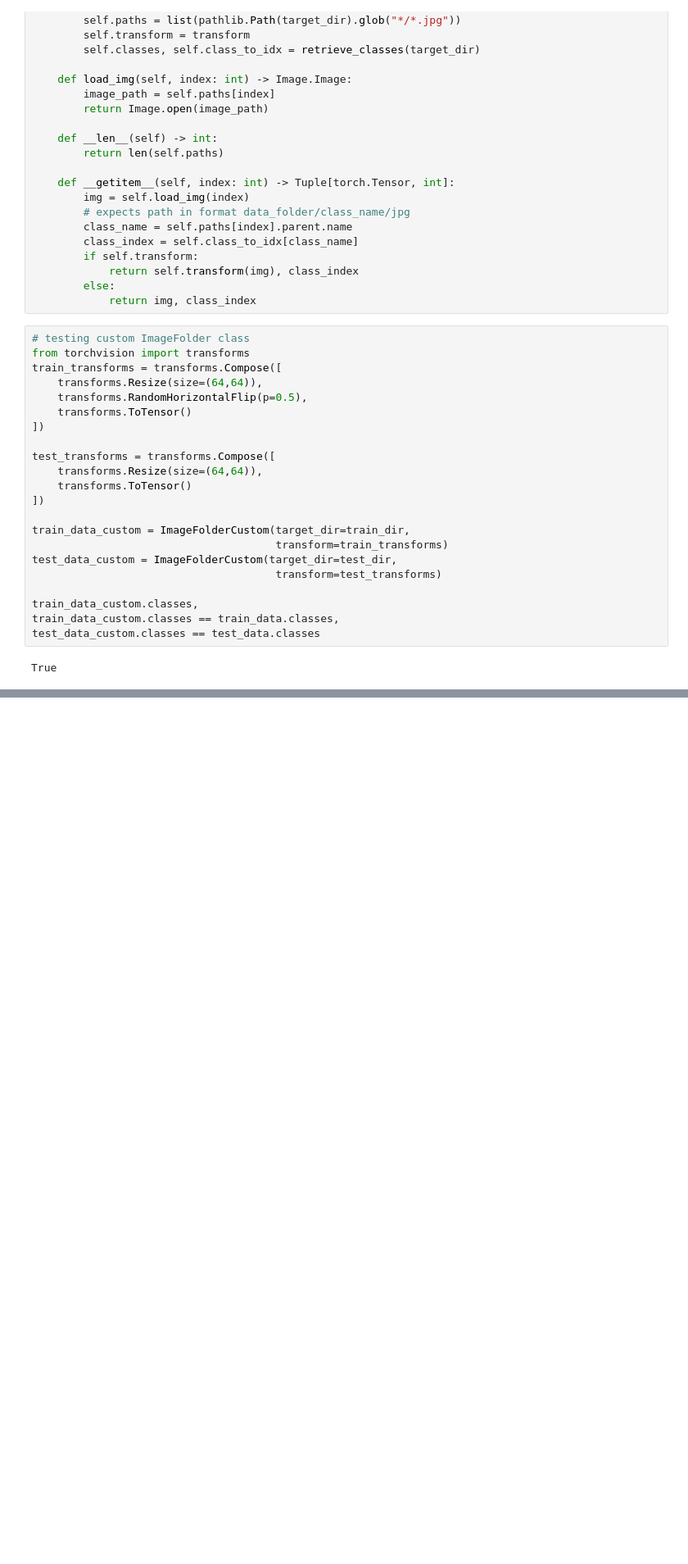
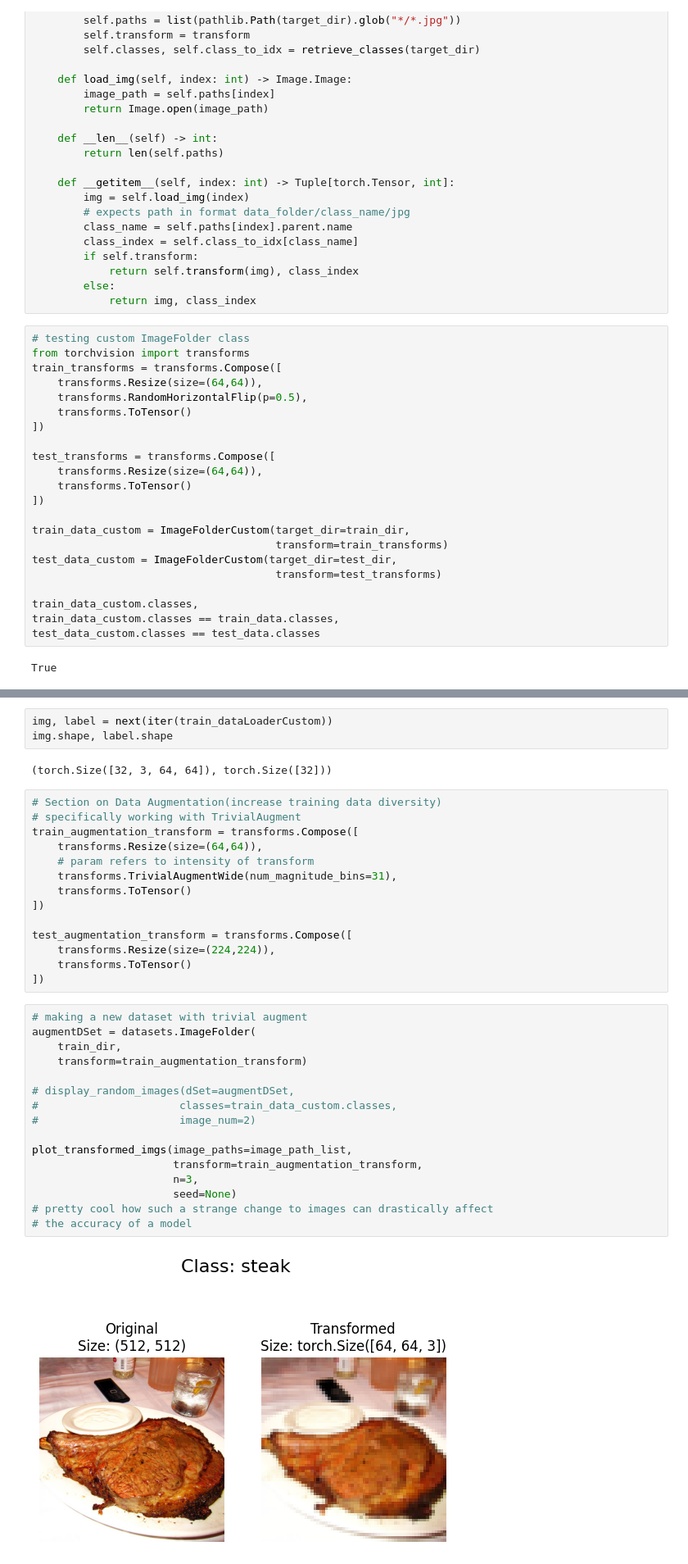
Before and after one commit to Greg-Vincent0711/Finished-Pytorch-Course, a Jupyter notebook: 05-custom-datasets.ipynb, the cells around one changed output, grey strips where cells are left out. Shown at 82% size. Drawn from its saved outputs; the diff is of its cells as text; blank space fills up the shorter version.

```diff
--- a/05-custom-datasets.ipynb
+++ b/05-custom-datasets.ipynb
@@ -295,0 +332,37 @@ display_random_images(dSet=train_data_custom,
+# %%
+img, label = next(iter(train_dataLoaderCustom))
+img.shape, label.shape
+# %% [output]
+(torch.Size([32, 3, 64, 64]), torch.Size([32]))
+# %%
+# Section on Data Augmentation(increase training data diversity)
+# specifically working with TrivialAugment
+train_augmentation_transform = transforms.Compose([
+    transforms.Resize(size=(64,64)),
+    # param refers to intensity of transform
+    transforms.TrivialAugmentWide(num_magnitude_bins=31),
+    transforms.ToTensor()
+])
+
+test_augmentation_transform = transforms.Compose([
+    transforms.Resize(size=(224,224)),
+    transforms.ToTensor()
+])
+# %%
+# making a new dataset with trivial augment
+augmentDSet = datasets.ImageFolder(
+    train_dir,
+    transform=train_augmentation_transform)
+
+# display_random_images(dSet=augmentDSet,
+#                      classes=train_data_custom.classes,
+#                      image_num=2)
+
+plot_transformed_imgs(image_paths=image_path_list,
+                      transform=train_augmentation_transform,
+                      n=3,
+                      seed=None)
+# pretty cool how such a strange change to images can drastically affect
+# the accuracy of a model
+# %% [output]
+[figure, added]
```
Also changed, not shown: parts of 22 cells of this notebook.
